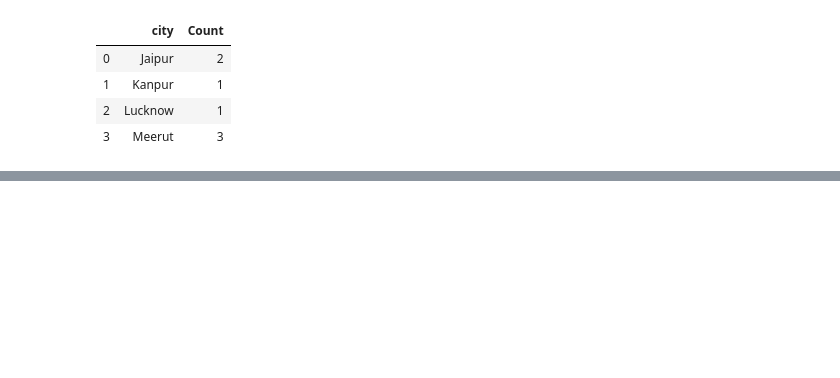
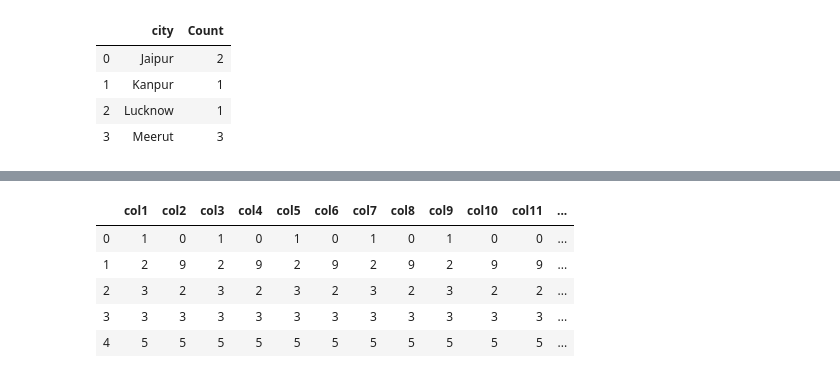
Before and after one commit to chetnakhanna16/Pandas_Practice, a Jupyter notebook: PandasDataFrame_Practice.ipynb, the cells around one changed output, grey strips where cells are left out. Cells and saved outputs as stored; diff of their text form; code cells hidden in the pictures; blank space fills up the shorter version.

```diff
--- a/PandasDataFrame_Practice.ipynb
+++ b/PandasDataFrame_Practice.ipynb
@@ -414,0 +432,17 @@ df1
+# %%
+# 30. Write a Pandas program to widen output display to see more columns.
+
+myDf = pd.DataFrame({'col1':[1,2,3,3,5],'col2':[0,9,2,3,5],'col3':[1,2,3,3,5],'col4':[0,9,2,3,5],'col5':[1,2,3,3,5],
+      'col6':[0,9,2,3,5],'col7':[1,2,3,3,5],'col8':[0,9,2,3,5],'col9':[1,2,3,3,5],'col10':[0,9,2,3,5],
+     'col11':[0,9,2,3,5],'col12':[1,2,3,3,5],'col13':[0,9,2,3,5],'col14':[1,2,3,3,5],'col15':[0,9,2,3,5],
+     'col16':[0,9,2,3,5],'col17':[1,2,3,3,5],'col18':[0,9,2,3,5],'col19':[1,2,3,3,5],'col20':[0,9,2,3,5],
+     'col21':[0,9,2,3,5],'col22':[1,2,3,3,5],'col23':[0,9,2,3,5],'col24':[1,2,3,3,5],'col25':[0,9,2,3,5]})
+pd.set_option('display.max_columns',50)
+myDf
+# %% [output]
+|  | col1 | col2 | col3 | col4 | col5 | col6 | col7 | col8 | col9 | col10 | col11 | ... |
+| 0 | 1 | 0 | 1 | 0 | 1 | 0 | 1 | 0 | 1 | 0 | 0 | ... |
+| 1 | 2 | 9 | 2 | 9 | 2 | 9 | 2 | 9 | 2 | 9 | 9 | ... |
+| 2 | 3 | 2 | 3 | 2 | 3 | 2 | 3 | 2 | 3 | 2 | 2 | ... |
+| 3 | 3 | 3 | 3 | 3 | 3 | 3 | 3 | 3 | 3 | 3 | 3 | ... |
+| 4 | 5 | 5 | 5 | 5 | 5 | 5 | 5 | 5 | 5 | 5 | 5 | ... |
```
Also changed, not shown: parts of 8 cells of this notebook.
